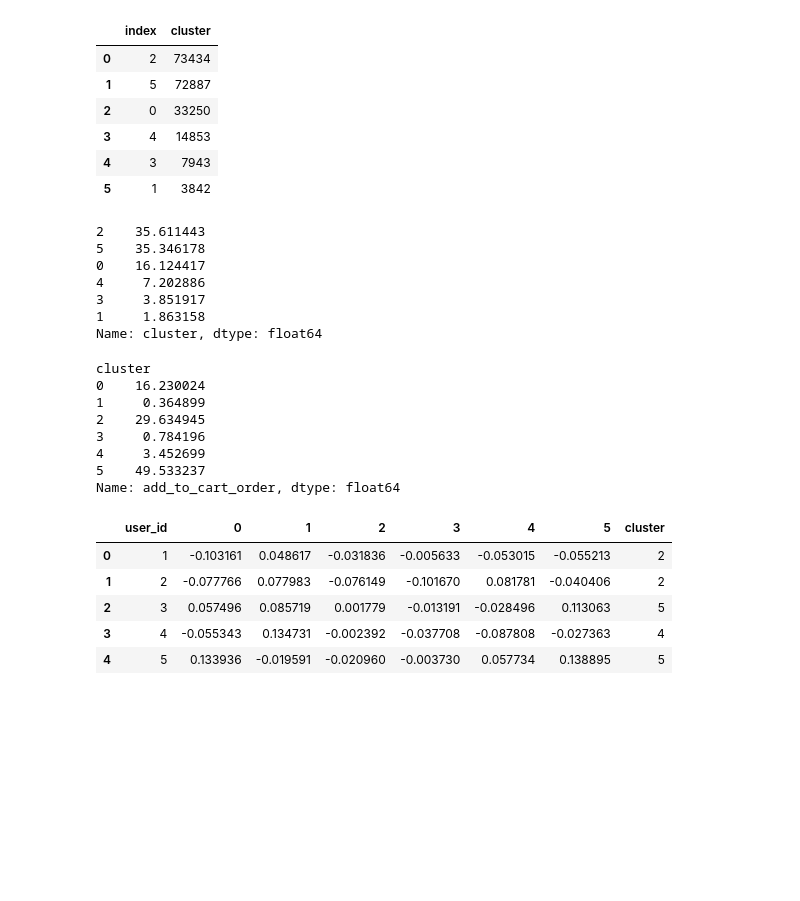
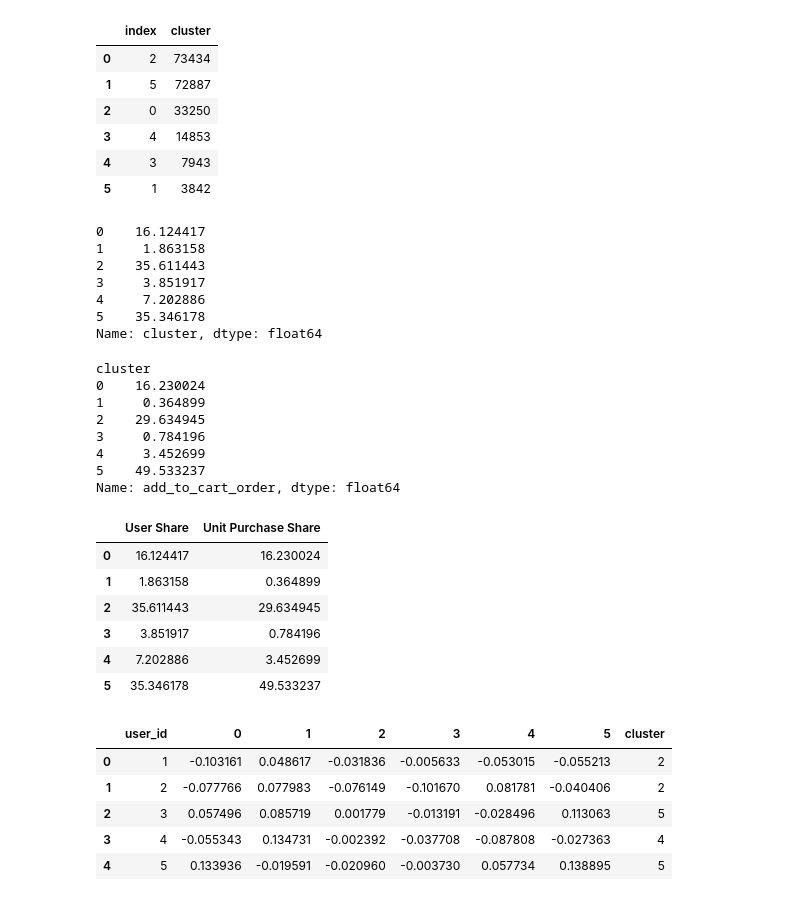
Before and after one commit to ellmanalex/instacart_basket_analysis, a Jupyter notebook: instacart_kmeans_clustering.ipynb, the cells around one changed output. Cells and saved outputs as stored; diff of their text form; code cells hidden in the pictures; blank space fills up the shorter version.

```diff
--- a/instacart_kmeans_clustering.ipynb
+++ b/instacart_kmeans_clustering.ipynb
@@ -297,14 +270,14 @@ pd.DataFrame(cluster_df['cluster'].value_counts().reset_index())
 | 4 | 3 | 7943 |
 | 5 | 1 | 3842 |
 # %%
-cluster_df['cluster'].value_counts() / cluster_df['cluster'].value_counts().sum() * 100
+cluster_df['cluster'].value_counts().sort_index() / cluster_df['cluster'].value_counts().sum() * 100
 # %% [output]
+0    16.124417
+1     1.863158
 2    35.611443
+3     3.851917
+4     7.202886
 5    35.346178
-0    16.124417
-4     7.202886
-3     3.851917
-1     1.863158
 Name: cluster, dtype: float64
 # %%
 cluster_aisle_br.groupby('cluster')['add_to_cart_order'].sum() / cluster_aisle_br['add_to_cart_order'].sum() * 100
@@ -317,6 +290,17 @@ cluster
 4     3.452699
 5    49.533237
 Name: add_to_cart_order, dtype: float64
+# %%
+x = pd.concat([cluster_df['cluster'].value_counts().sort_index() / cluster_df['cluster'].value_counts().sum() * 100,cluster_aisle_br.groupby('cluster')['add_to_cart_order'].sum() / cluster_aisle_br['add_to_cart_order'].sum() * 100], axis = 1)
+x.rename(columns = {'cluster':'User Share','add_to_cart_order':'Unit Purchase Share'})
+# %% [output]
+|  | User Share | Unit Purchase Share |
+| 0 | 16.124417 | 16.230024 |
+| 1 | 1.863158 | 0.364899 |
+| 2 | 35.611443 | 29.634945 |
+| 3 | 3.851917 | 0.784196 |
+| 4 | 7.202886 | 3.452699 |
+| 5 | 35.346178 | 49.533237 |
 # %%
 cluster_df.head()
 # %% [output]
```
Also changed, not shown: parts of 5 cells of this notebook.
